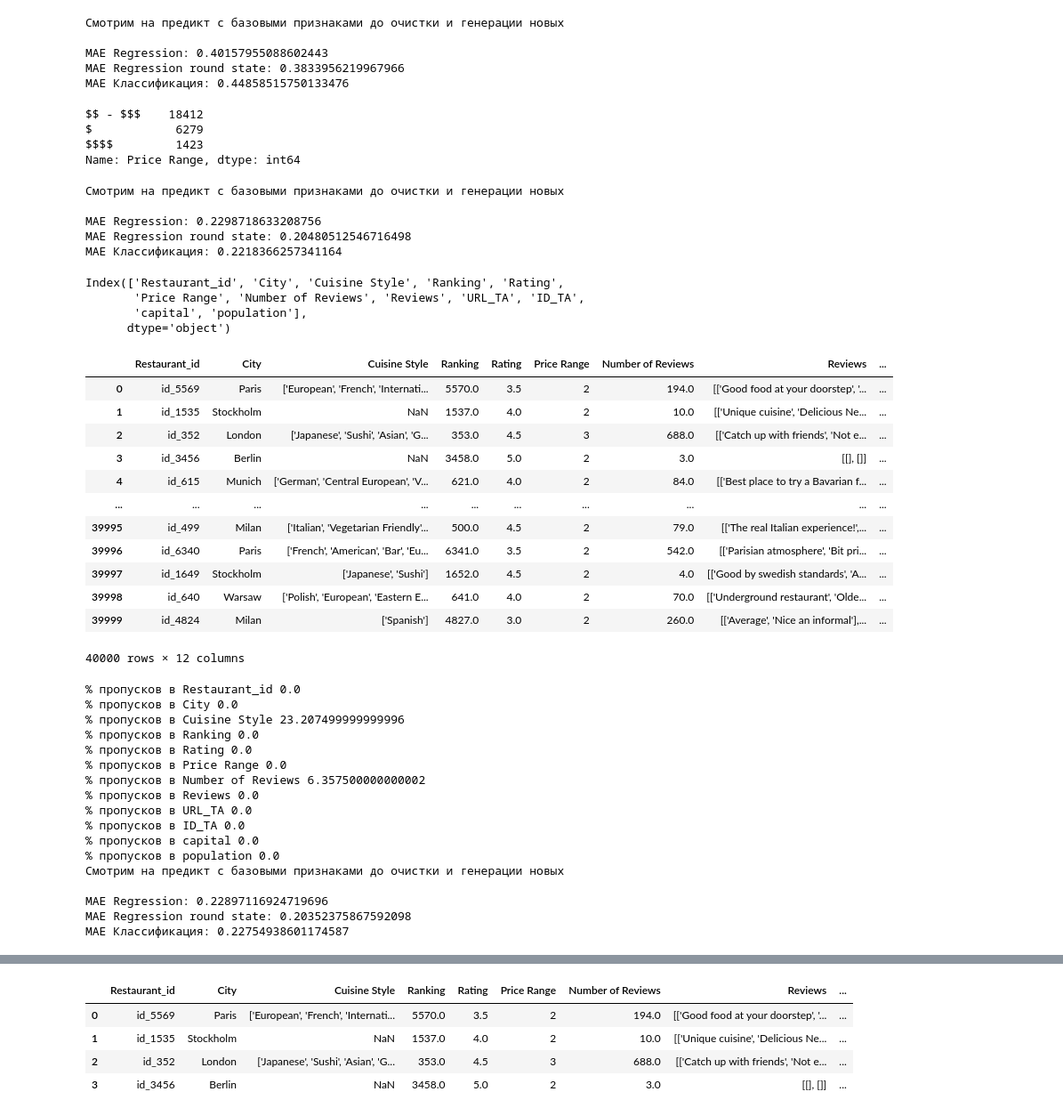
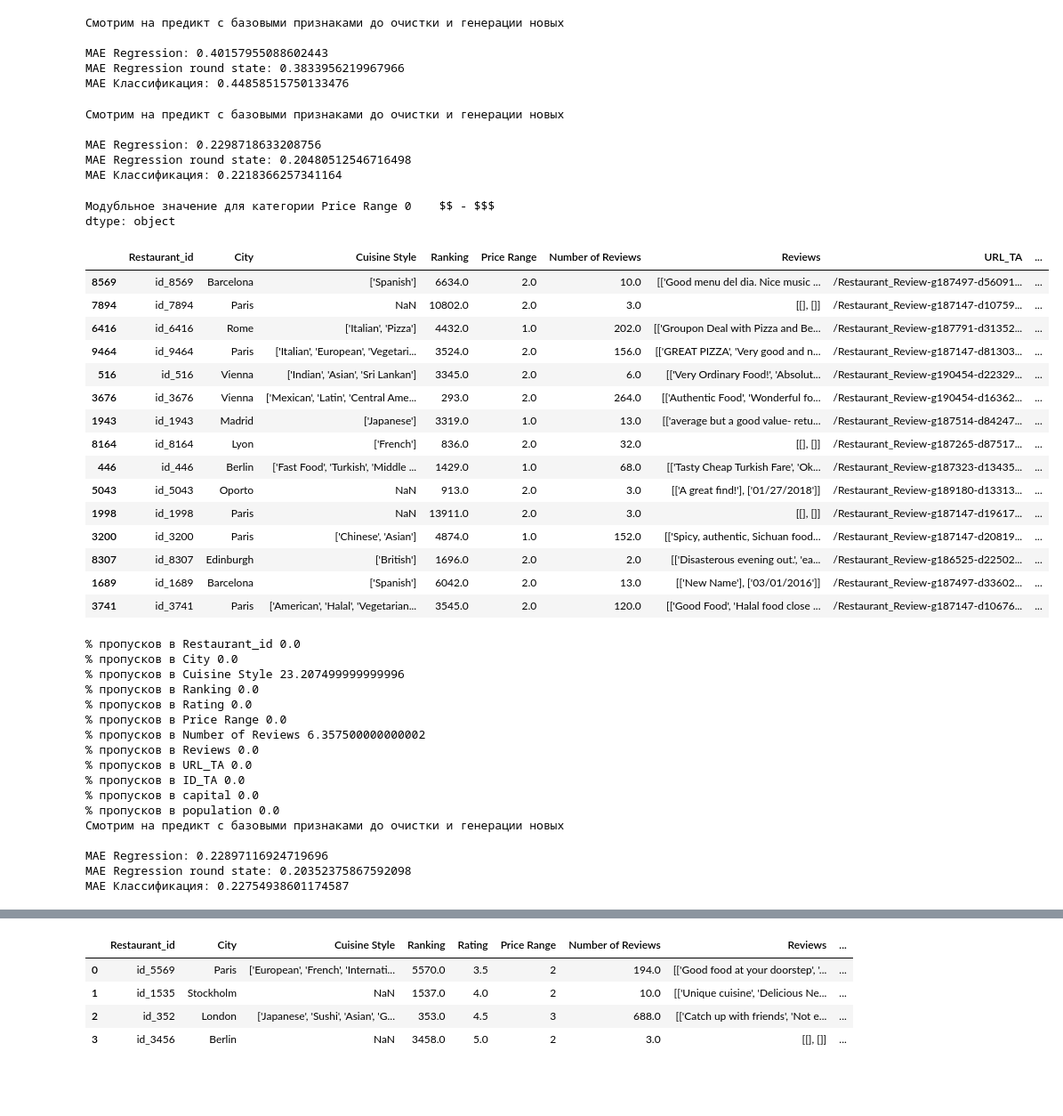
Before and after one commit to maximka1980/SF_DSPRO, a Jupyter notebook: module_3/module3_predict_submission.ipynb, the cells around one changed output, grey strips where cells are left out. Shown: that part at 89% size. Cells and saved outputs as stored; diff of their text form; code cells hidden in the pictures; blank space fills up the shorter version.

```diff
--- a/module_3/module3_predict_submission.ipynb
+++ b/module_3/module3_predict_submission.ipynb
@@ -231,13 +224,6 @@ city_list={'Paris':2.148, 'Stockholm':0.975, 'London':8.961, 'Berlin':3.669, 'Mu
        'Luxembourg':0.644, 'Krakow':0.779}
 df['population'] = df.City.replace(to_replace=city_list)
 df_kaggle['population'] = df.City.replace(to_replace=city_list)
-# %%
-df['Price Range'].value_counts()
-# %% [output]
-$$ - $$$    18412
-$            6279
-$$$$         1423
-Name: Price Range, dtype: int64
 # %%
 #проверяем модель
 # %%
@@ -252,40 +238,44 @@ MAE Regression round state: 0.20480512546716498
 MAE Классификация: 0.2218366257341164
 # %%
 #Отлично!!! модель улучшена в 2 раза, играем дальше
-df.columns
-# %% [output]
-Index(['Restaurant_id', 'City', 'Cuisine Style', 'Ranking', 'Rating',
-       'Price Range', 'Number of Reviews', 'Reviews', 'URL_TA', 'ID_TA',
-       'capital', 'population'],
-      dtype='object')
 # %%
-
+#узнаем модальное значение для категории Price Range
+#rjnjhsv позже заполним пропуски
+print('Модубльное значение для категории Price Range',df['Price Range'].mode())
 
 df['Price Range'].fillna(2, inplace=True, axis=0)
 range_replace={'$':1,'$$ - $$$':2,'$$$$':3}
 df['Price Range']=df['Price Range'].replace(to_replace=range_replace)
 
+#делаем тоже самое с кэгл
+df_kaggle['Price Range']=df_kaggle['Price Range'].replace(to_replace=range_replace)
+df_kaggle['Price Range'].fillna(2, inplace=True, axis=0)
 
-display(df)
+display(df_kaggle.sample(15))
 missing_data(df)
 #ghjdthztv модель , уже не удаляем столбец Price Range т.к. мы его изменили
 drop_columns = ['City','Cuisine Style', 'Reviews', 'URL_TA','ID_TA']
 print('Смотрим на предикт с базовыми признаками до очистки и генерации новых\n')
 learn_fit(df.drop(columns = drop_columns).dropna(), random_state=322)
 # %% [output]
+Модубльное значение для категории Price Range 0    $$ - $$$
+dtype: object
-|  | Restaurant_id | City | Cuisine Style | Ranking | Rating | Price Range | Number of Reviews | Reviews | ... |
-| 0 | id_5569 | Paris | ['European', 'French', 'Internati... | 5570.0 | 3.5 | 2 | 194.0 | [['Good food at your doorstep', '... | ... |
-| 1 | id_1535 | Stockholm | NaN | 1537.0 | 4.0 | 2 | 10.0 | [['Unique cuisine', 'Delicious Ne... | ... |
-| 2 | id_352 | London | ['Japanese', 'Sushi', 'Asian', 'G... | 353.0 | 4.5 | 3 | 688.0 | [['Catch up with friends', 'Not e... | ... |
-| 3 | id_3456 | Berlin | NaN | 3458.0 | 5.0 | 2 | 3.0 | [[], []] | ... |
-| 4 | id_615 | Munich | ['German', 'Central European', 'V... | 621.0 | 4.0 | 2 | 84.0 | [['Best place to try a Bavarian f... | ... |
-| ... | ... | ... | ... | ... | ... | ... | ... | ... | ... |
-| 39995 | id_499 | Milan | ['Italian', 'Vegetarian Friendly'... | 500.0 | 4.5 | 2 | 79.0 | [['The real Italian experience!',... | ... |
-| 39996 | id_6340 | Paris | ['French', 'American', 'Bar', 'Eu... | 6341.0 | 3.5 | 2 | 542.0 | [['Parisian atmosphere', 'Bit pri... | ... |
-| 39997 | id_1649 | Stockholm | ['Japanese', 'Sushi'] | 1652.0 | 4.5 | 2 | 4.0 | [['Good by swedish standards', 'A... | ... |
-| 39998 | id_640 | Warsaw | ['Polish', 'European', 'Eastern E... | 641.0 | 4.0 | 2 | 70.0 | [['Underground restaurant', 'Olde... | ... |
-| 39999 | id_4824 | Milan | ['Spanish'] | 4827.0 | 3.0 | 2 | 260.0 | [['Average', 'Nice an informal'],... | ... |
+|  | Restaurant_id | City | Cuisine Style | Ranking | Price Range | Number of Reviews | Reviews | URL_TA | ... |
+| 8569 | id_8569 | Barcelona | ['Spanish'] | 6634.0 | 2.0 | 10.0 | [['Good menu del dia. Nice music ... | /Restaurant_Review-g187497-d56091... | ... |
+| 7894 | id_7894 | Paris | NaN | 10802.0 | 2.0 | 3.0 | [[], []] | /Restaurant_Review-g187147-d10759... | ... |
+| 6416 | id_6416 | Rome | ['Italian', 'Pizza'] | 4432.0 | 1.0 | 202.0 | [['Groupon Deal with Pizza and Be... | /Restaurant_Review-g187791-d31352... | ... |
+| 9464 | id_9464 | Paris | ['Italian', 'European', 'Vegetari... | 3524.0 | 2.0 | 156.0 | [['GREAT PIZZA', 'Very good and n... | /Restaurant_Review-g187147-d81303... | ... |
+| 516 | id_516 | Vienna | ['Indian', 'Asian', 'Sri Lankan'] | 3345.0 | 2.0 | 6.0 | [['Very Ordinary Food!', 'Absolut... | /Restaurant_Review-g190454-d22329... | ... |
+| 3676 | id_3676 | Vienna | ['Mexican', 'Latin', 'Central Ame... | 293.0 | 2.0 | 264.0 | [['Authentic Food', 'Wonderful fo... | /Restaurant_Review-g190454-d16362... | ... |
+| 1943 | id_1943 | Madrid | ['Japanese'] | 3319.0 | 1.0 | 13.0 | [['average but a good value- retu... | /Restaurant_Review-g187514-d84247... | ... |
+| 8164 | id_8164 | Lyon | ['French'] | 836.0 | 2.0 | 32.0 | [[], []] | /Restaurant_Review-g187265-d87517... | ... |
+| 446 | id_446 | Berlin | ['Fast Food', 'Turkish', 'Middle ... | 1429.0 | 1.0 | 68.0 | [['Tasty Cheap Turkish Fare', 'Ok... | /Restaurant_Review-g187323-d13435... | ... |
+| 5043 | id_5043 | Oporto | NaN | 913.0 | 2.0 | 3.0 | [['A great find!'], ['01/27/2018']] | /Restaurant_Review-g189180-d13313... | ... |
+| 1998 | id_1998 | Paris | NaN | 13911.0 | 2.0 | 3.0 | [[], []] | /Restaurant_Review-g187147-d19617... | ... |
+| 3200 | id_3200 | Paris | ['Chinese', 'Asian'] | 4874.0 | 1.0 | 152.0 | [['Spicy, authentic, Sichuan food... | /Restaurant_Review-g187147-d20819... | ... |
+| 8307 | id_8307 | Edinburgh | ['British'] | 1696.0 | 2.0 | 2.0 | [['Disasterous evening out.', 'ea... | /Restaurant_Review-g186525-d22502... | ... |
+| 1689 | id_1689 | Barcelona | ['Spanish'] | 6042.0 | 2.0 | 13.0 | [['New Name'], ['03/01/2016']] | /Restaurant_Review-g187497-d33602... | ... |
+| 3741 | id_3741 | Paris | ['American', 'Halal', 'Vegetarian... | 3545.0 | 2.0 | 120.0 | [['Good Food', 'Halal food close ... | /Restaurant_Review-g187147-d10676... | ... |
-40000 rows × 12 columns
 % пропусков в Restaurant_id 0.0
 % пропусков в City 0.0
 % пропусков в Cuisine Style 23.207499999999996
```
Also changed, not shown: parts of 22 cells of this notebook, 3 other files.
